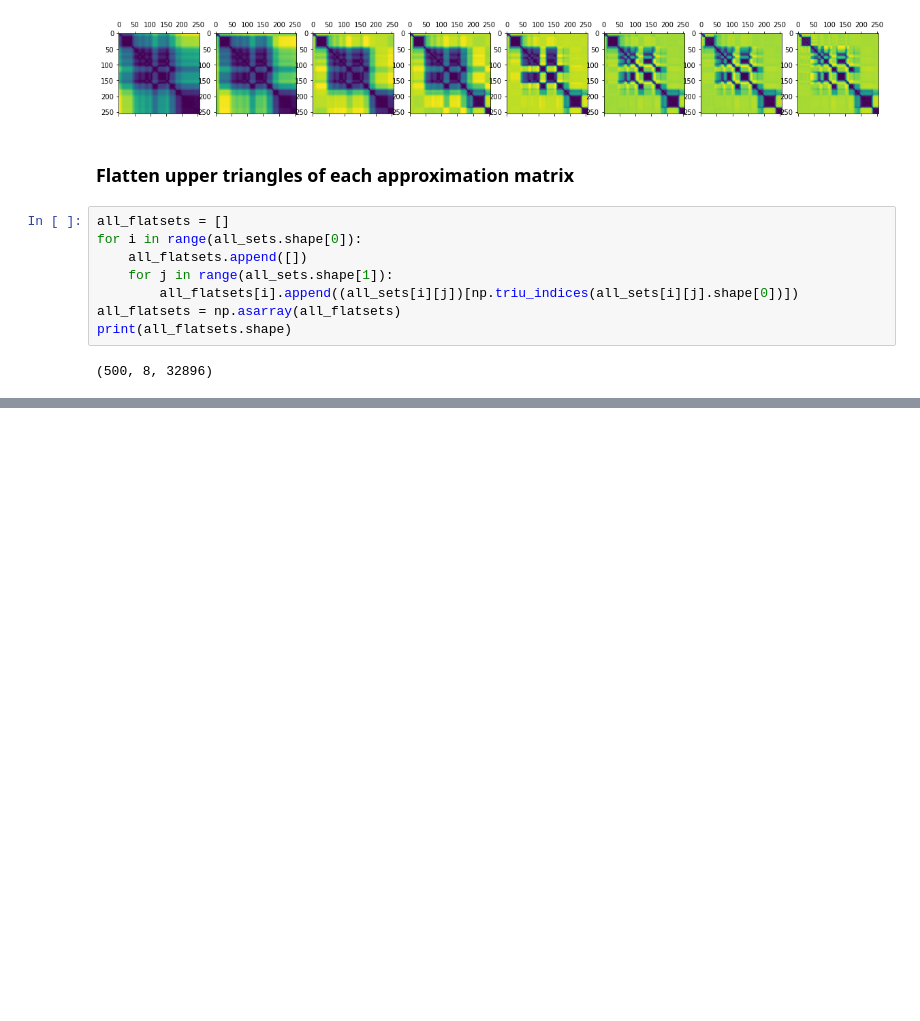
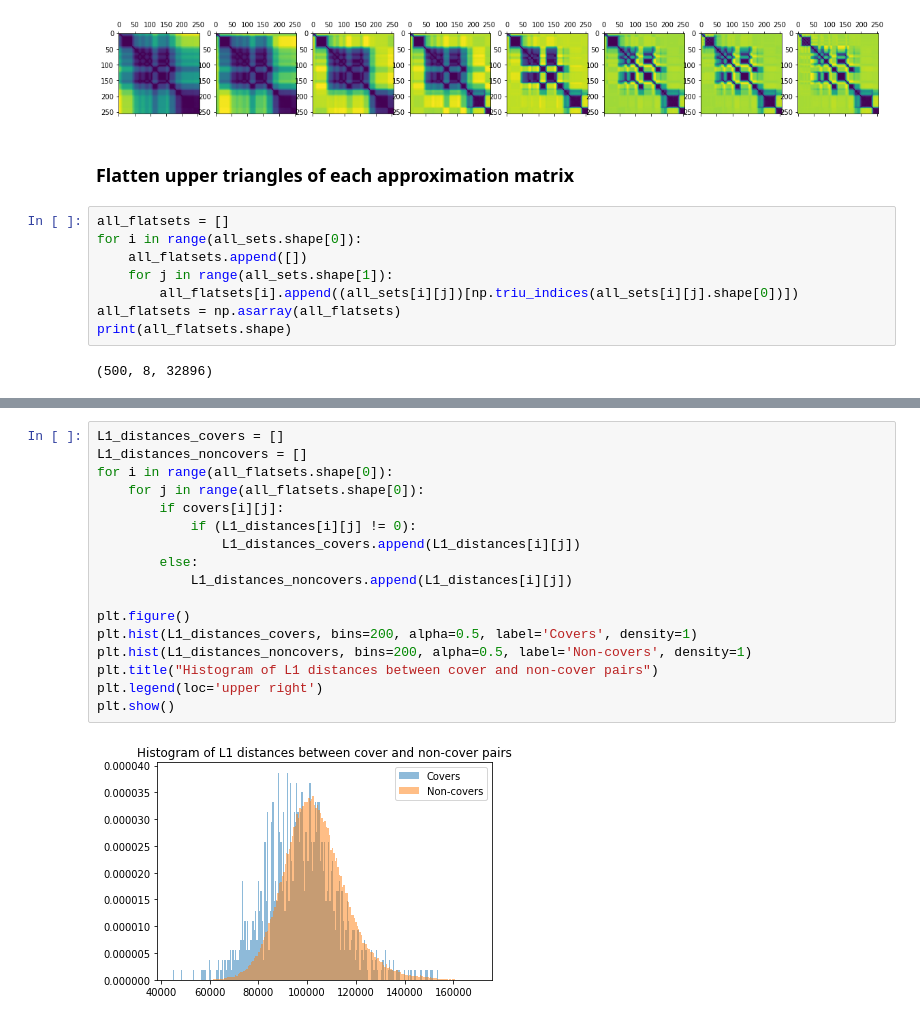
Before and after one commit to chrispla/structure_representation, a Jupyter notebook: structure_datacos.ipynb, the cells around one changed output, grey strips where cells are left out. Drawn from its saved outputs; the diff is of its cells as text; blank space fills up the shorter version.

```diff
--- a/structure_datacos.ipynb
+++ b/structure_datacos.ipynb
@@ -145,0 +190,19 @@ print(all_flatsets.shape)
+# %%
+L1_distances_covers = []
+L1_distances_noncovers = []
+for i in range(all_flatsets.shape[0]):
+    for j in range(all_flatsets.shape[0]):
+        if covers[i][j]:
+            if (L1_distances[i][j] != 0):
+                L1_distances_covers.append(L1_distances[i][j])
+        else:
+            L1_distances_noncovers.append(L1_distances[i][j])
+
+plt.figure()
+plt.hist(L1_distances_covers, bins=200, alpha=0.5, label='Covers', density=1)
+plt.hist(L1_distances_noncovers, bins=200, alpha=0.5, label='Non-covers', density=1)
+plt.title("Histogram of L1 distances between cover and non-cover pairs")
+plt.legend(loc='upper right')
+plt.show()
+# %% [output]
+[figure, added]
```
Also changed, not shown: parts of 21 cells of this notebook.
